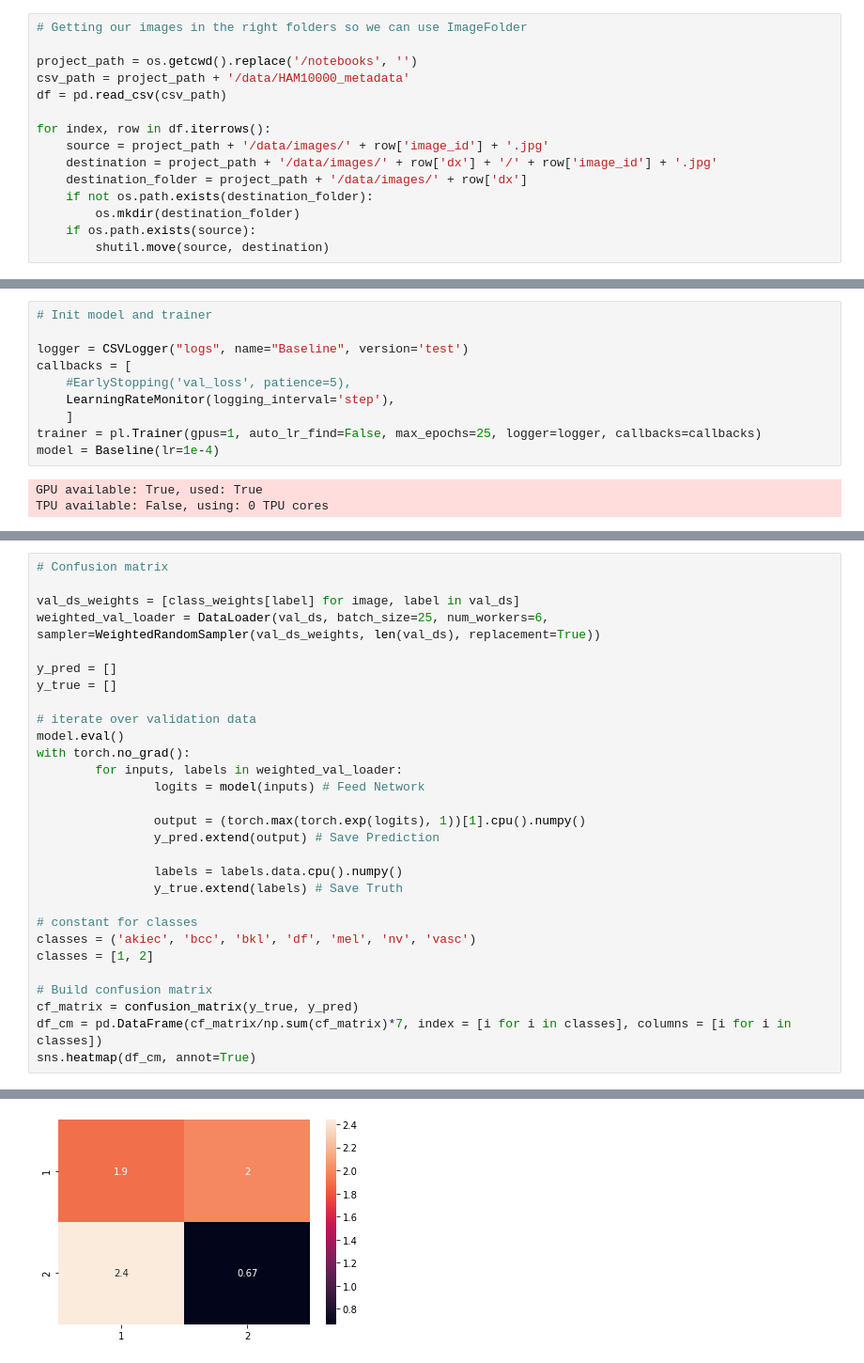
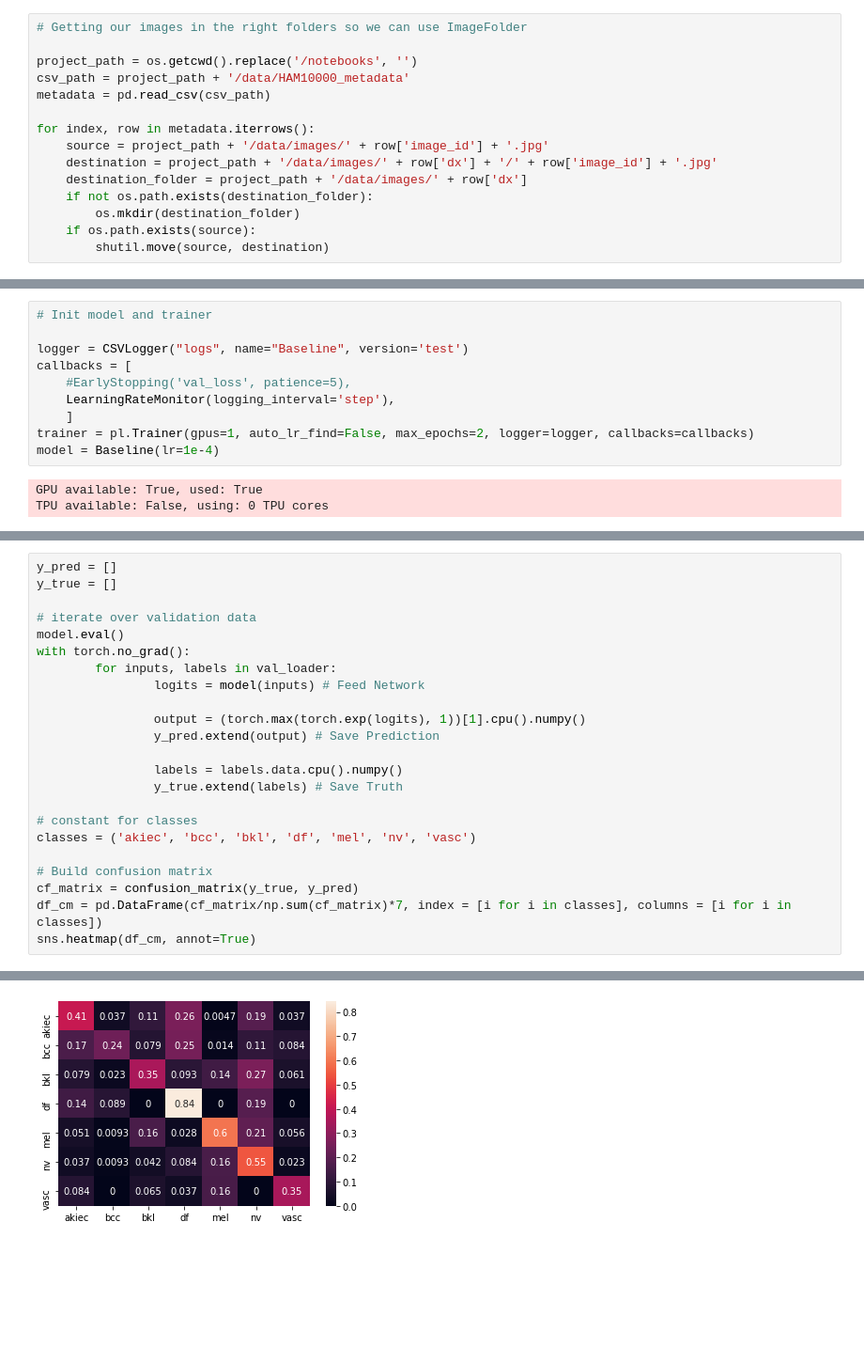
Before and after one commit to Ryul0rd/Cancer-Detection-Capstone, a Jupyter notebook: notebooks/modeling.ipynb, the cells around one changed output, grey strips where cells are left out. Shown at 94% size. Cells and saved outputs as stored; diff of their text form; blank space fills up the shorter version.

```diff
--- a/notebooks/modeling.ipynb
+++ b/notebooks/modeling.ipynb
@@ -23,9 +23,9 @@ from pytorch_lightning.callbacks import EarlyStopping, LearningRateMonitor
 
 project_path = os.getcwd().replace('/notebooks', '')
 csv_path = project_path + '/data/HAM10000_metadata'
-df = pd.read_csv(csv_path)
+metadata = pd.read_csv(csv_path)
 
-for index, row in df.iterrows():
+for index, row in metadata.iterrows():
     source = project_path + '/data/images/' + row['image_id'] + '.jpg'
     destination = project_path + '/data/images/' + row['dx'] + '/' + row['image_id'] + '.jpg'
     destination_folder = project_path + '/data/images/' + row['dx']
@@ -136,7 +148,7 @@ callbacks = [
     #EarlyStopping('val_loss', patience=5),
     LearningRateMonitor(logging_interval='step'),
     ]
-trainer = pl.Trainer(gpus=1, auto_lr_find=False, max_epochs=25, logger=logger, callbacks=callbacks)
+trainer = pl.Trainer(gpus=1, auto_lr_find=False, max_epochs=2, logger=logger, callbacks=callbacks)
 model = Baseline(lr=1e-4)
 # %% [output]
 GPU available: True, used: True
@@ -182,32 +176,26 @@ tensor([[-16.5549, -12.9116]])
 # %%
-# Confusion matrix
-
-val_ds_weights = [class_weights[label] for image, label in val_ds]
-weighted_val_loader = DataLoader(val_ds, batch_size=25, num_workers=6, sampler=WeightedRandomSampler(val_ds_weights, len(val_ds), replacement=True))
-
 y_pred = []
 y_true = []
 
 # iterate over validation data
 model.eval()
 with torch.no_grad():
-        for inputs, labels in weighted_val_loader:
+        for inputs, labels in val_loader:
                 logits = model(inputs) # Feed Network
 
                 output = (torch.max(torch.exp(logits), 1))[1].cpu().numpy()
                 y_pred.extend(output) # Save Prediction
 
                 labels = labels.data.cpu().numpy()
                 y_true.extend(labels) # Save Truth
 
 # constant for classes
 classes = ('akiec', 'bcc', 'bkl', 'df', 'mel', 'nv', 'vasc')
-classes = [1, 2]
 
 # Build confusion matrix
 cf_matrix = confusion_matrix(y_true, y_pred)
 df_cm = pd.DataFrame(cf_matrix/np.sum(cf_matrix)*7, index = [i for i in classes], columns = [i for i in classes])
 sns.heatmap(df_cm, annot=True)
 # %% [output]
 <AxesSubplot:>
-[figure, old version]
+[figure, new version]
```
Also changed, not shown: parts of 6 cells of this notebook, 1 other file.
